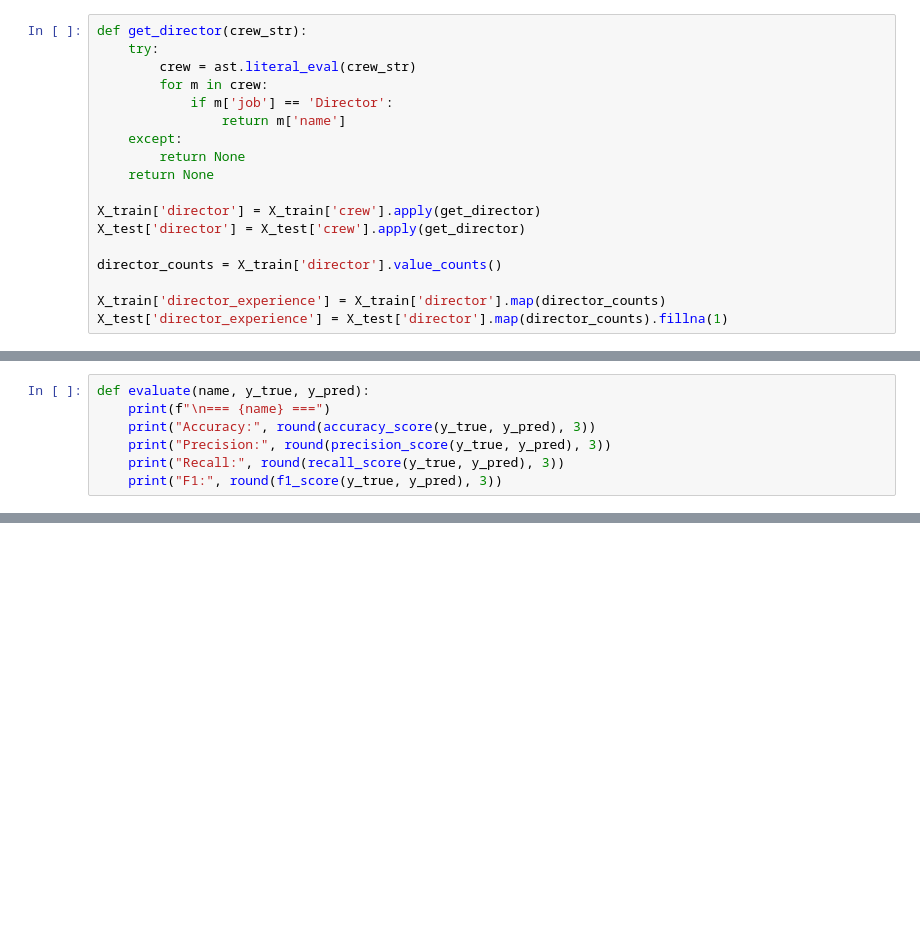
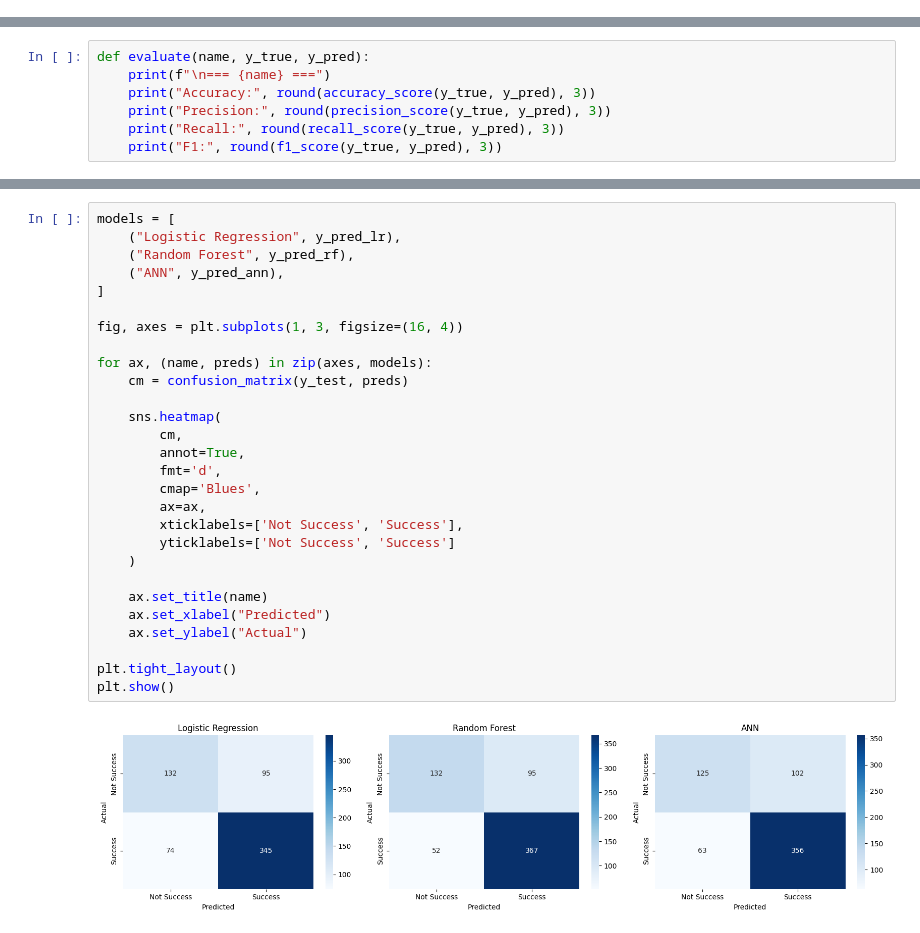
Before and after one commit to LukaM286/movie-success-prediction, a Jupyter notebook: movie_success_prediction.ipynb, the cells around one changed output, grey strips where cells are left out. Drawn from its saved outputs; the diff is of its cells as text; blank space fills up the shorter version.

```diff
--- a/movie_success_prediction.ipynb
+++ b/movie_success_prediction.ipynb
@@ -463,19 +463 @@ X_train, X_test, y_train, y_test = train_test_split(
 )
-# %%
-def get_director(crew_str):
-    try:
-        crew = ast.literal_eval(crew_str)
-        for m in crew:
-            if m['job'] == 'Director':
-                return m['name']
-    except:
-        return None
-    return None
-
-X_train['director'] = X_train['crew'].apply(get_director)
-X_test['director'] = X_test['crew'].apply(get_director)
-
-director_counts = X_train['director'].value_counts()
-
-X_train['director_experience'] = X_train['director'].map(director_counts)
-X_test['director_experience'] = X_test['director'].map(director_counts).fillna(1)
@@ -585,4 +589,34 @@ Accuracy: 0.745
 Precision: 0.777
 Recall: 0.85
 F1: 0.812
+# %%
+models = [
+    ("Logistic Regression", y_pred_lr),
+    ("Random Forest", y_pred_rf),
+    ("ANN", y_pred_ann),
+]
+
+fig, axes = plt.subplots(1, 3, figsize=(16, 4))
+
+for ax, (name, preds) in zip(axes, models):
+    cm = confusion_matrix(y_test, preds)
+
+    sns.heatmap(
+        cm,
+        annot=True,
+        fmt='d',
+        cmap='Blues',
+        ax=ax,
+        xticklabels=['Not Success', 'Success'],
+        yticklabels=['Not Success', 'Success']
+    )
+
+    ax.set_title(name)
+    ax.set_xlabel("Predicted")
+    ax.set_ylabel("Actual")
+
+plt.tight_layout()
+plt.show()
+# %% [output]
+[figure, added]
 # %%
```
Also changed, not shown: parts of 15 cells of this notebook.
